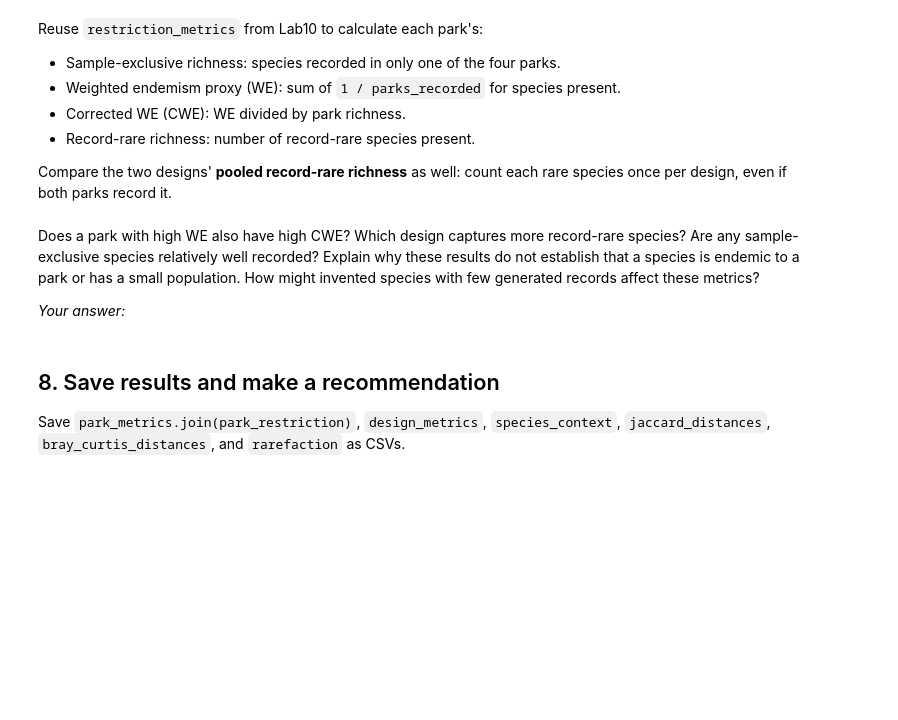
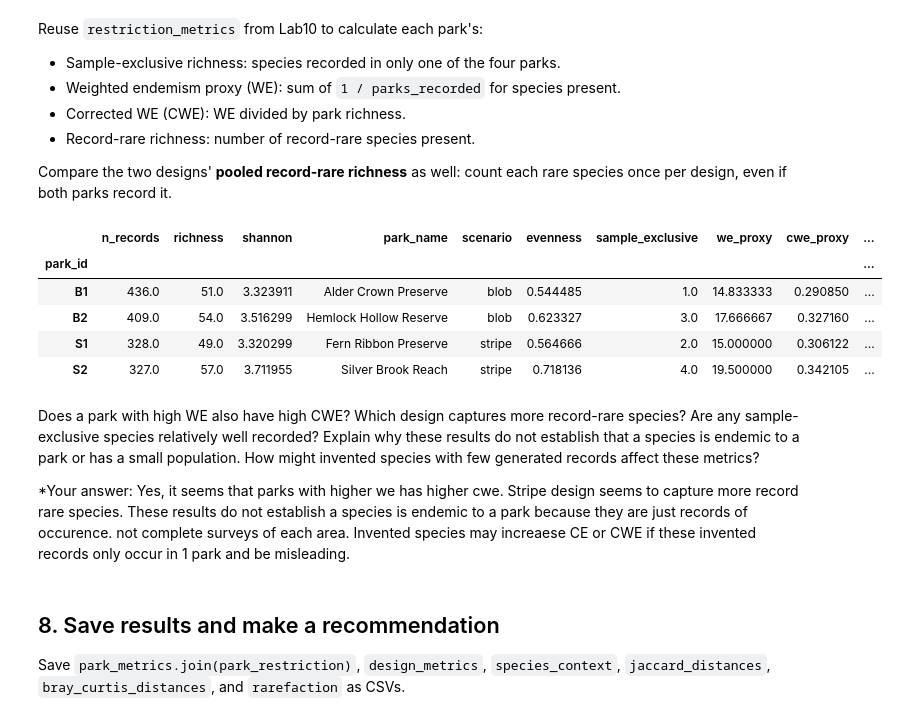
Before and after one commit to drewgutt/BIO597-SpatialBiodiversity, a Jupyter notebook: docs/assignments/Assignment-10-SpatialCommunityComposition.ipynb, the cells around one changed output. Drawn from its saved outputs; the diff is of its cells as text; code cells hidden in the pictures; blank space fills up the shorter version.

```diff
--- a/docs/assignments/Assignment-10-SpatialCommunityComposition.ipynb
+++ b/docs/assignments/Assignment-10-SpatialCommunityComposition.ipynb
@@ -234,3 +380,7 @@ for species in community.columns:
 rare_rows = species_context[species_context.n_records <= 5]
 rare_species = list(rare_rows.index)
 display(species_context)
+
+rare_rows = species_context[species_context.n_records <= 5]
+rare_species = list(rare_rows.index)
+print("Record-rare species:", rare_species)
@@ -246,11 +411,47 @@ Compare the two designs' **pooled record-rare richness** as well: count each rar
 species once per design, even if both parks record it.
 # %%
 # Copy the restriction_metrics function from Lab10.
+def restriction_metrics(community_counts):
+    occupancy = (community_counts > 0).sum(axis=0)
+    results = pd.DataFrame(
+        index=community_counts.index,
+        columns=["sample_exclusive", "we_proxy", "cwe_proxy", "record_rare_richness"],
+        dtype=float,
+    )
+    for unit, counts in community_counts.iterrows():
+        species_here = counts[counts > 0].index
+        if len(species_here) == 0:
+            continue
+        exclusive = 0
+        rare = 0
+        weighted_endemism = 0
+        for species in species_here:
+            occupied_units = occupancy[species]
+            weighted_endemism += 1 / occupied_units
+            if occupied_units == 1:
+                exclusive += 1
+            if species in rare_species:
+                rare += 1
+        results.loc[unit, "sample_exclusive"] = exclusive
+        results.loc[unit, "we_proxy"] = weighted_endemism
+        results.loc[unit, "cwe_proxy"] = weighted_endemism / len(species_here)
+        results.loc[unit, "record_rare_richness"] = rare
+    return results
+
 # Calculate park_restriction = restriction_metrics(community).
+park_restriction = restriction_metrics(community)
 # Display park_metrics.join(park_restriction).
+display(park_metrics.join(park_restriction))
+# For each design, loop through rare_species.
 
-# For each design, loop through rare_species.
 # Count a species once if design_counts.loc[design, species] > 0.
+# %% [output]
+|  | n_records | richness | shannon | park_name | scenario | evenness | sample_exclusive | we_proxy | cwe_proxy | ... |
+| park_id |  |  |  |  |  |  |  |  |  | ... |
+| B1 | 436.0 | 51.0 | 3.323911 | Alder Crown Preserve | blob | 0.544485 | 1.0 | 14.833333 | 0.290850 | ... |
+| B2 | 409.0 | 54.0 | 3.516299 | Hemlock Hollow Reserve | blob | 0.623327 | 3.0 | 17.666667 | 0.327160 | ... |
+| S1 | 328.0 | 49.0 | 3.320299 | Fern Ribbon Preserve | stripe | 0.564666 | 2.0 | 15.000000 | 0.306122 | ... |
+| S2 | 327.0 | 57.0 | 3.711955 | Silver Brook Reach | stripe | 0.718136 | 4.0 | 19.500000 | 0.342105 | ... |
 # %% [markdown]
 Does a park with high WE also have high CWE? Which design captures more
 record-rare species? Are any sample-exclusive species relatively well recorded?
@@ -258,7 +459,7 @@ Explain why these results do not establish that a species is endemic to a park
 or has a small population. How might invented species with few generated
 records affect these metrics?
 
-*Your answer:*
+*Your answer: Yes, it seems that parks with higher we has higher cwe. Stripe design seems to capture more record rare species. These results do not establish a species is endemic to a park because they are just records of occurence. not complete surveys of each area. Invented species may increaese CE or CWE if these invented records only occur in 1 park and be misleading.
 # %% [markdown]
 ## 8. Save results and make a recommendation
 
```
Also changed, not shown: parts of 19 cells of this notebook, 1 other file.
